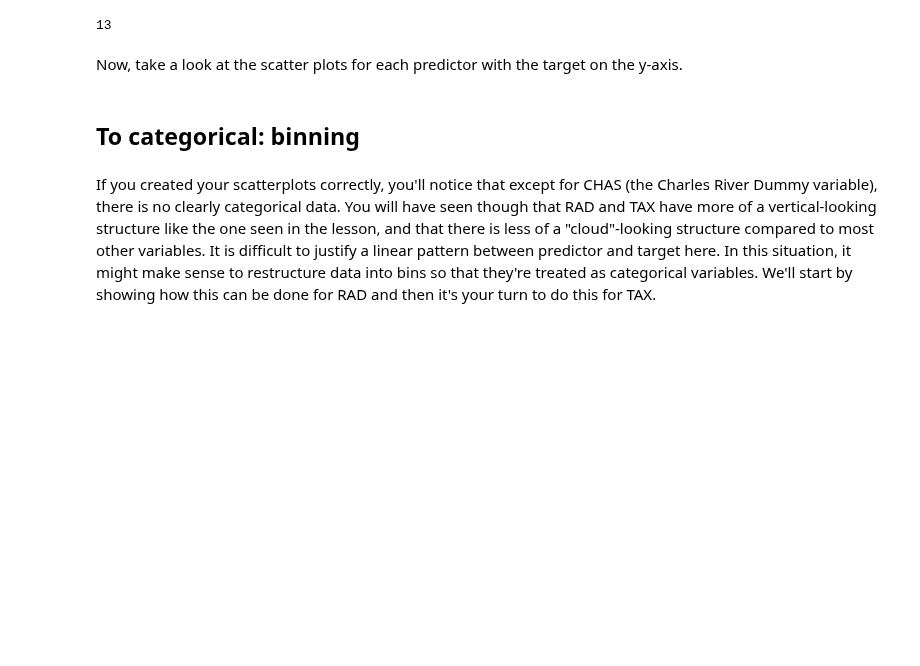
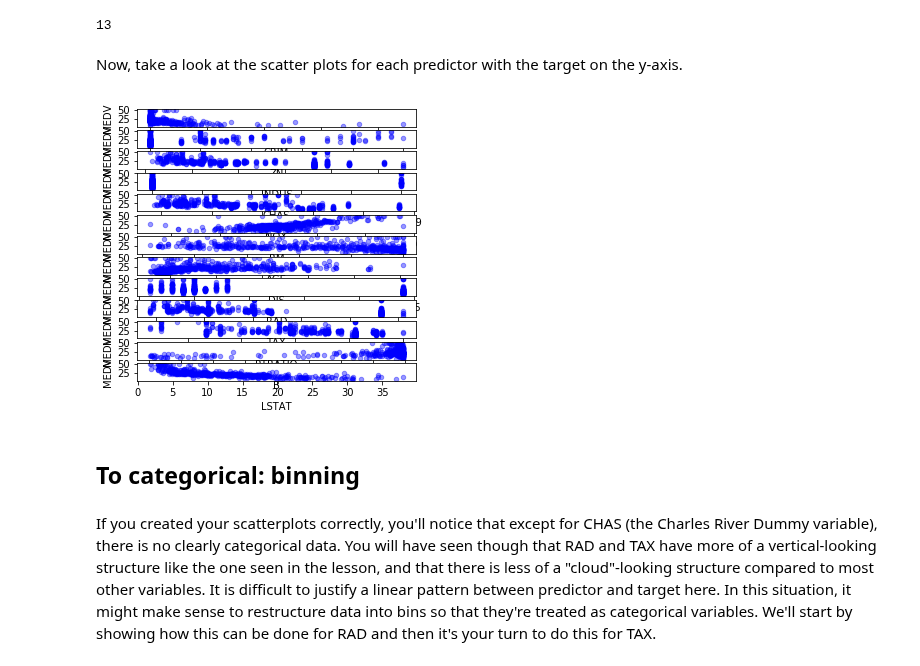
Before and after one commit to ColinFangshu/dsc-dealing-with-categorical-variables-lab-seattle-ds-career-051319, a Jupyter notebook: index.ipynb, the cells around one changed output. Drawn from its saved outputs; the diff is of its cells as text; code cells hidden in the pictures; blank space fills up the shorter version.

```diff
--- a/index.ipynb
+++ b/index.ipynb
@@ -170,11 +170,13 @@ Now, take a look at the scatter plots for each predictor with the target on the
 # %%
 import pandas as pd
 import matplotlib.pyplot as plt
 
 # create scatter plots
-fig, axes = plt.subplots(nrows=len(boston_features.columns),ncols=1,figsize=(5,5))
+fig, axes = plt.subplots(nrows=len(boston_features.columns),ncols=1,figsize=(,5))
 for xcol,ax in zip(list(boston_features.columns),axes):
     boston_df.plot(kind='scatter',x=xcol,y='MEDV',ax=ax,alpha=0.4,color='b')
+# %% [output]
+[figure, added]
 # %% [markdown]
 ## To categorical: binning
 # %% [markdown]
```
